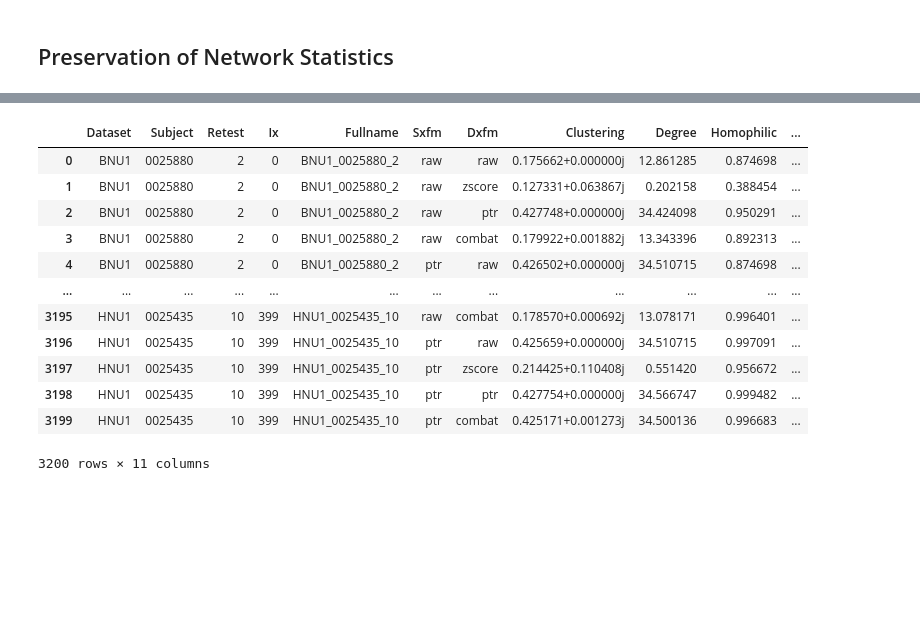
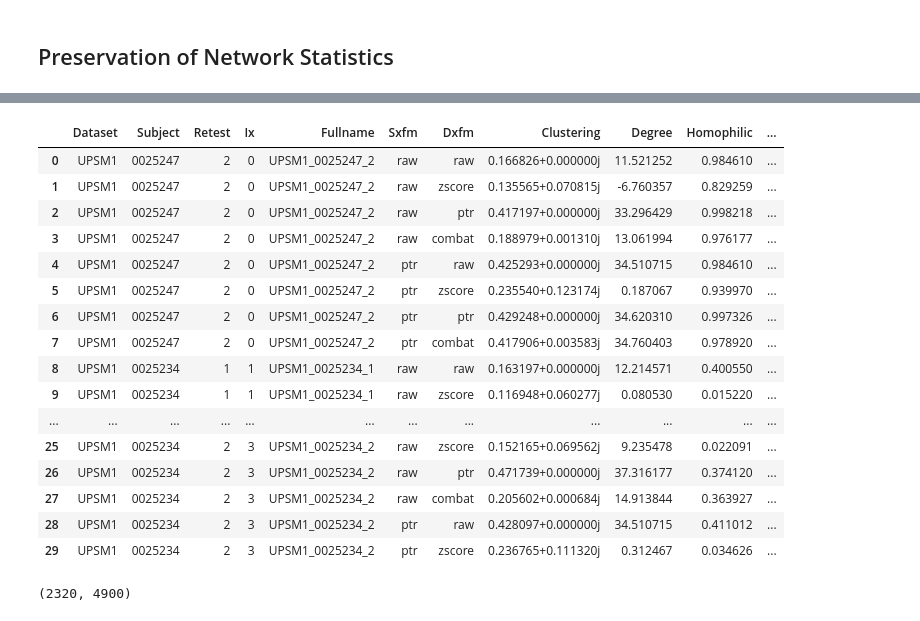
Before and after one commit to ebridge2/batch_effects, a Jupyter notebook: batch_deploy.ipynb, the cells around one changed output, grey strips where cells are left out. Saved outputs shown, nothing was run; the diff lists cells and outputs as text; code cells hidden in the pictures; blank space fills up the shorter version.

```diff
--- a/batch_deploy.ipynb
+++ b/batch_deploy.ipynb
@@ -280,22 +414,25 @@ Dask Name: apply, 12 tasks
 # %%
 sim_results = sim_results.compute(scheduler="multiprocessing")
 sim_results = sim_results.rename(columns={0: "Dataset", 1: "Subject", 2: "Retest", 3: "Ix",
                                           4: "Fullname", 5: "Sxfm", 6: "Dxfm", 7: "Clustering",
                                           8: "Degree", 9: "Homophilic", 10: "Homotopic"})
 sim_results.to_csv('./data/batch_statistics.csv')
+sim_results.head(n=30)
+# %% [output]
+|  | Dataset | Subject | Retest | Ix | Fullname | Sxfm | Dxfm | Clustering | Degree | Homophilic | ... |
+| 0 | UPSM1 | 0025247 | 2 | 0 | UPSM1_0025247_2 | raw | raw | 0.166826+0.000000j | 11.521252 | 0.984610 | ... |
+| 1 | UPSM1 | 0025247 | 2 | 0 | UPSM1_0025247_2 | raw | zscore | 0.135565+0.070815j | -6.760357 | 0.829259 | ... |
+| 2 | UPSM1 | 0025247 | 2 | 0 | UPSM1_0025247_2 | raw | ptr | 0.417197+0.000000j | 33.296429 | 0.998218 | ... |
+| 3 | UPSM1 | 0025247 | 2 | 0 | UPSM1_0025247_2 | raw | combat | 0.188979+0.001310j | 13.061994 | 0.976177 | ... |
+| 4 | UPSM1 | 0025247 | 2 | 0 | UPSM1_0025247_2 | ptr | raw | 0.425293+0.000000j | 34.510715 | 0.984610 | ... |
+| 5 | UPSM1 | 0025247 | 2 | 0 | UPSM1_0025247_2 | ptr | zscore | 0.235540+0.123174j | 0.187067 | 0.939970 | ... |
+| 6 | UPSM1 | 0025247 | 2 | 0 | UPSM1_0025247_2 | ptr | ptr | 0.429248+0.000000j | 34.620310 | 0.997326 | ... |
+| 7 | UPSM1 | 0025247 | 2 | 0 | UPSM1_0025247_2 | ptr | combat | 0.417906+0.003583j | 34.760403 | 0.978920 | ... |
+| 8 | UPSM1 | 0025234 | 1 | 1 | UPSM1_0025234_1 | raw | raw | 0.163197+0.000000j | 12.214571 | 0.400550 | ... |
+| 9 | UPSM1 | 0025234 | 1 | 1 | UPSM1_0025234_1 | raw | zscore | 0.116948+0.060277j | 0.080530 | 0.015220 | ... |
+| ... | ... | ... | ... | ... | ... | ... | ... | ... | ... | ... | ... |
+| 25 | UPSM1 | 0025234 | 2 | 3 | UPSM1_0025234_2 | raw | zscore | 0.152165+0.069562j | 9.235478 | 0.022091 | ... |
+| 26 | UPSM1 | 0025234 | 2 | 3 | UPSM1_0025234_2 | raw | ptr | 0.471739+0.000000j | 37.316177 | 0.374120 | ... |
+| 27 | UPSM1 | 0025234 | 2 | 3 | UPSM1_0025234_2 | raw | combat | 0.205602+0.000684j | 14.913844 | 0.363927 | ... |
+| 28 | UPSM1 | 0025234 | 2 | 3 | UPSM1_0025234_2 | ptr | raw | 0.428097+0.000000j | 34.510715 | 0.411012 | ... |
+| 29 | UPSM1 | 0025234 | 2 | 3 | UPSM1_0025234_2 | ptr | zscore | 0.236765+0.111320j | 0.312467 | 0.034626 | ... |
-# %%
-sim_results
-# %% [output]
-|  | Dataset | Subject | Retest | Ix | Fullname | Sxfm | Dxfm | Clustering | Degree | Homophilic | ... |
-| 0 | BNU1 | 0025880 | 2 | 0 | BNU1_0025880_2 | raw | raw | 0.175662+0.000000j | 12.861285 | 0.874698 | ... |
-| 1 | BNU1 | 0025880 | 2 | 0 | BNU1_0025880_2 | raw | zscore | 0.127331+0.063867j | 0.202158 | 0.388454 | ... |
-| 2 | BNU1 | 0025880 | 2 | 0 | BNU1_0025880_2 | raw | ptr | 0.427748+0.000000j | 34.424098 | 0.950291 | ... |
-| 3 | BNU1 | 0025880 | 2 | 0 | BNU1_0025880_2 | raw | combat | 0.179922+0.001882j | 13.343396 | 0.892313 | ... |
-| 4 | BNU1 | 0025880 | 2 | 0 | BNU1_0025880_2 | ptr | raw | 0.426502+0.000000j | 34.510715 | 0.874698 | ... |
-| ... | ... | ... | ... | ... | ... | ... | ... | ... | ... | ... | ... |
-| 3195 | HNU1 | 0025435 | 10 | 399 | HNU1_0025435_10 | raw | combat | 0.178570+0.000692j | 13.078171 | 0.996401 | ... |
-| 3196 | HNU1 | 0025435 | 10 | 399 | HNU1_0025435_10 | ptr | raw | 0.425659+0.000000j | 34.510715 | 0.997091 | ... |
-| 3197 | HNU1 | 0025435 | 10 | 399 | HNU1_0025435_10 | ptr | zscore | 0.214425+0.110408j | 0.551420 | 0.956672 | ... |
-| 3198 | HNU1 | 0025435 | 10 | 399 | HNU1_0025435_10 | ptr | ptr | 0.427754+0.000000j | 34.566747 | 0.999482 | ... |
-| 3199 | HNU1 | 0025435 | 10 | 399 | HNU1_0025435_10 | ptr | combat | 0.425171+0.001273j | 34.500136 | 0.996683 | ... |
-3200 rows × 11 columns
@@ -301,0 +442,4 @@ sim_results
+# %%
+flat_gr.shape
+# %% [output]
+(2320, 4900)
```
Also changed, not shown: parts of 25 cells of this notebook.
